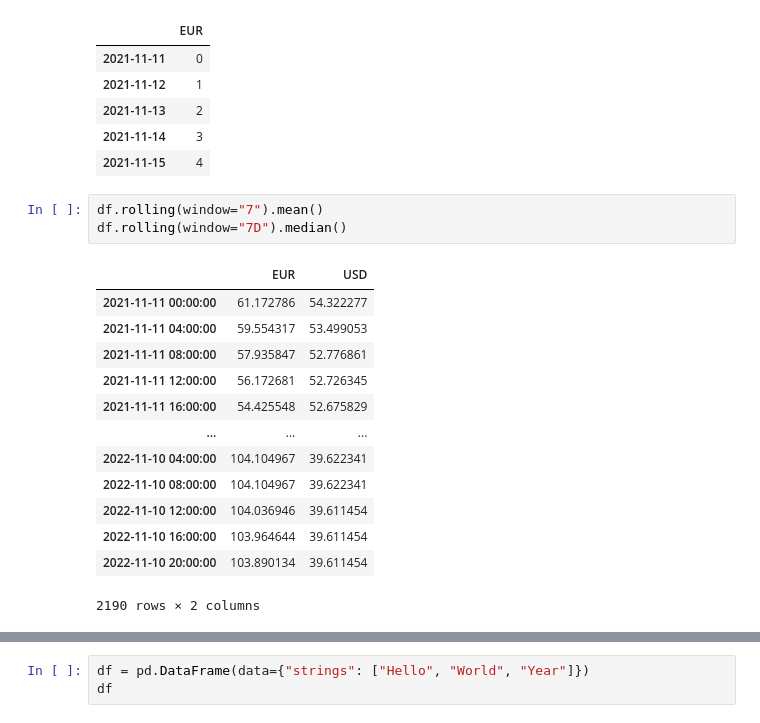
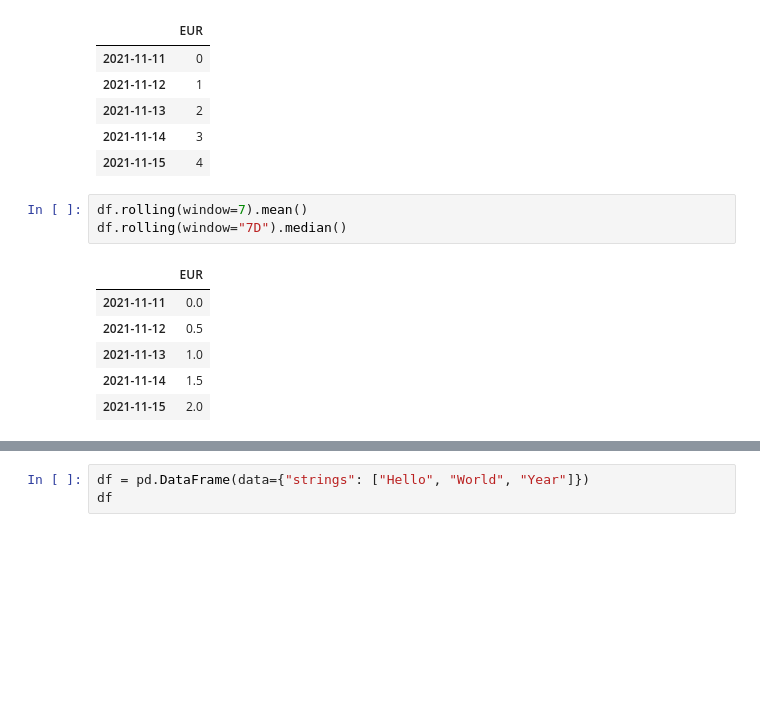
Before and after one commit to alexmk7/python-2025, a Jupyter notebook: 04.Pandas_Introduction.ipynb, the cells around one changed output, grey strips where cells are left out. Saved outputs shown, nothing was run; the diff lists cells and outputs as text; blank space fills up the shorter version.

```diff
--- a/04.Pandas_Introduction.ipynb
+++ b/04.Pandas_Introduction.ipynb
@@ -640,22 +637,15 @@ df
 | 2021-11-14 | 3 |
 | 2021-11-15 | 4 |
 # %%
-df.rolling(window="7").mean()
+df.rolling(window=7).mean()
 df.rolling(window="7D").median()
 # %% [output]
-|  | EUR | USD |
-| 2021-11-11 00:00:00 | 61.172786 | 54.322277 |
-| 2021-11-11 04:00:00 | 59.554317 | 53.499053 |
-| 2021-11-11 08:00:00 | 57.935847 | 52.776861 |
-| 2021-11-11 12:00:00 | 56.172681 | 52.726345 |
-| 2021-11-11 16:00:00 | 54.425548 | 52.675829 |
-| ... | ... | ... |
-| 2022-11-10 04:00:00 | 104.104967 | 39.622341 |
-| 2022-11-10 08:00:00 | 104.104967 | 39.622341 |
-| 2022-11-10 12:00:00 | 104.036946 | 39.611454 |
-| 2022-11-10 16:00:00 | 103.964644 | 39.611454 |
-| 2022-11-10 20:00:00 | 103.890134 | 39.611454 |
+|  | EUR |
+| 2021-11-11 | 0.0 |
+| 2021-11-12 | 0.5 |
+| 2021-11-13 | 1.0 |
+| 2021-11-14 | 1.5 |
+| 2021-11-15 | 2.0 |
-2190 rows × 2 columns
 # %%
 df = df.reset_index()
 df
```
Also changed, not shown: parts of 16 cells of this notebook.
